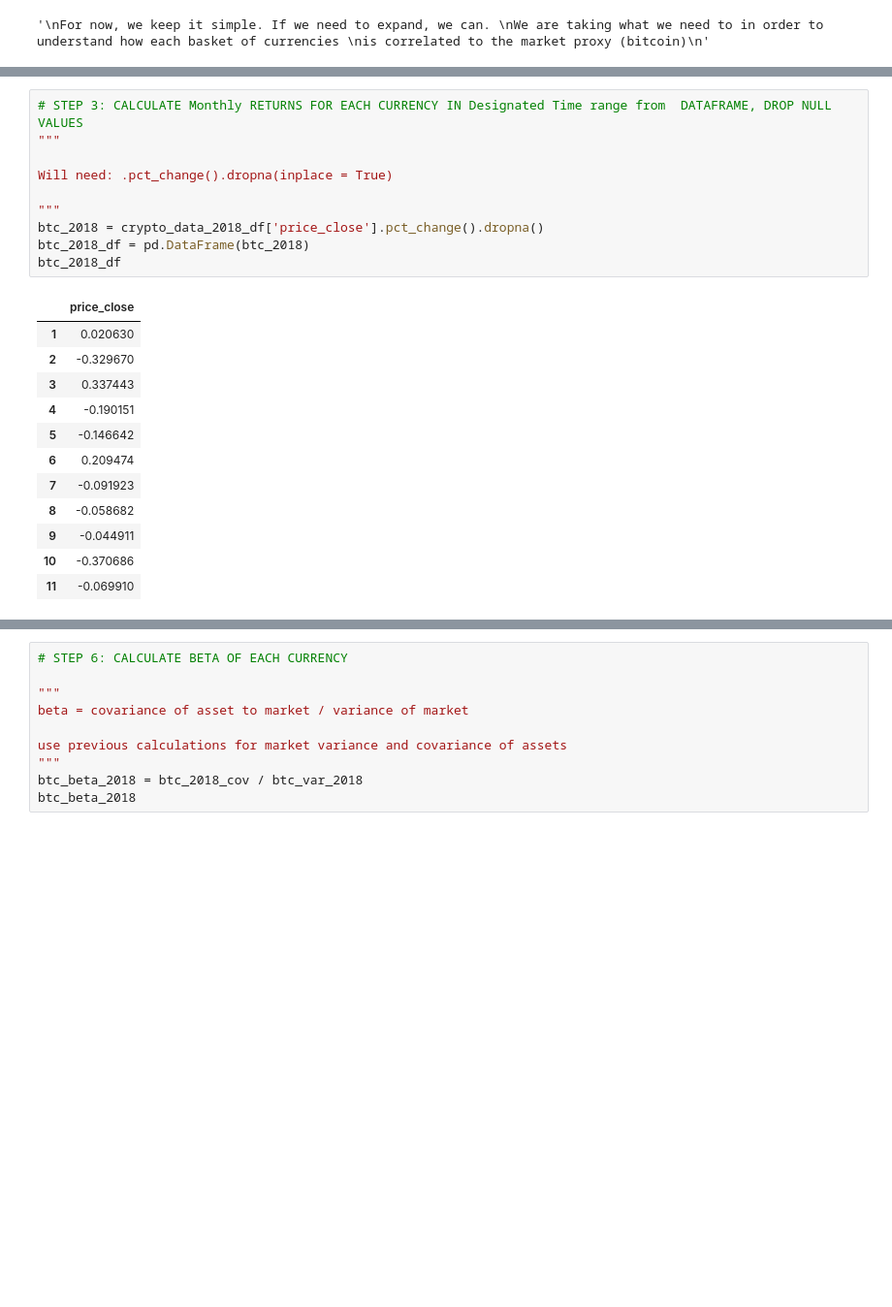
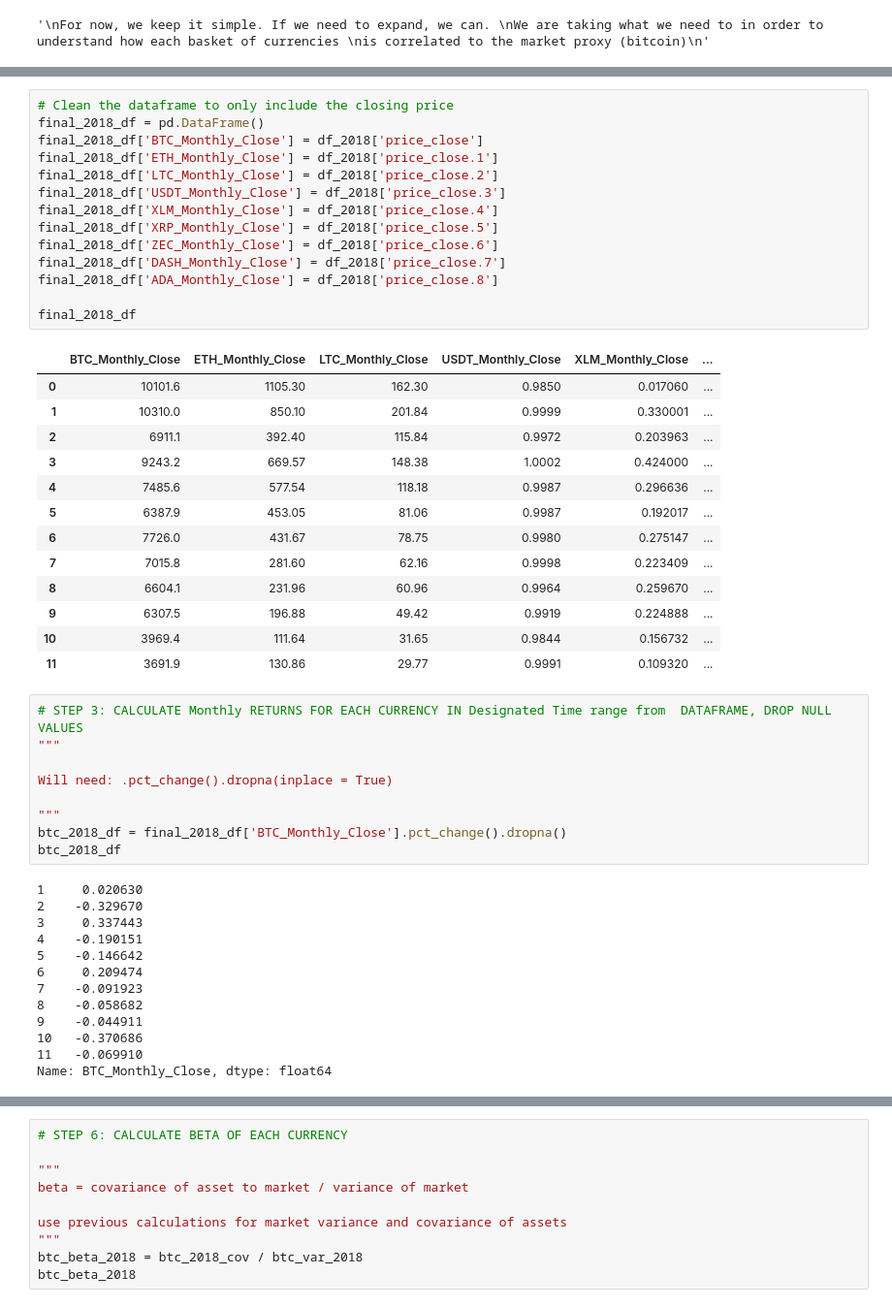
Before and after one commit to nathanduft44/Crypto_Corrisk, a Jupyter notebook: MB_folder/Analysis_2018.ipynb, the cells around one changed output, grey strips where cells are left out. Shown: that part at 97% size. Saved outputs shown, nothing was run; the diff lists cells and outputs as text; blank space fills up the shorter version.

```diff
--- a/MB_folder/Analysis_2018.ipynb
+++ b/MB_folder/Analysis_2018.ipynb
@@ -51,3 +45,31 @@ crypto_data_2018_df
+# %%
+# Clean the dataframe to only include the closing price
+final_2018_df = pd.DataFrame()
+final_2018_df['BTC_Monthly_Close'] = df_2018['price_close']
+final_2018_df['ETH_Monthly_Close'] = df_2018['price_close.1']
+final_2018_df['LTC_Monthly_Close'] = df_2018['price_close.2']
+final_2018_df['USDT_Monthly_Close'] = df_2018['price_close.3']
+final_2018_df['XLM_Monthly_Close'] = df_2018['price_close.4']
+final_2018_df['XRP_Monthly_Close'] = df_2018['price_close.5']
+final_2018_df['ZEC_Monthly_Close'] = df_2018['price_close.6']
+final_2018_df['DASH_Monthly_Close'] = df_2018['price_close.7']
+final_2018_df['ADA_Monthly_Close'] = df_2018['price_close.8']
+
+final_2018_df
+# %% [output]
+|  | BTC_Monthly_Close | ETH_Monthly_Close | LTC_Monthly_Close | USDT_Monthly_Close | XLM_Monthly_Close | ... |
+| 0 | 10101.6 | 1105.30 | 162.30 | 0.9850 | 0.017060 | ... |
+| 1 | 10310.0 | 850.10 | 201.84 | 0.9999 | 0.330001 | ... |
+| 2 | 6911.1 | 392.40 | 115.84 | 0.9972 | 0.203963 | ... |
+| 3 | 9243.2 | 669.57 | 148.38 | 1.0002 | 0.424000 | ... |
+| 4 | 7485.6 | 577.54 | 118.18 | 0.9987 | 0.296636 | ... |
+| 5 | 6387.9 | 453.05 | 81.06 | 0.9987 | 0.192017 | ... |
+| 6 | 7726.0 | 431.67 | 78.75 | 0.9980 | 0.275147 | ... |
+| 7 | 7015.8 | 281.60 | 62.16 | 0.9998 | 0.223409 | ... |
+| 8 | 6604.1 | 231.96 | 60.96 | 0.9964 | 0.259670 | ... |
+| 9 | 6307.5 | 196.88 | 49.42 | 0.9919 | 0.224888 | ... |
+| 10 | 3969.4 | 111.64 | 31.65 | 0.9844 | 0.156732 | ... |
+| 11 | 3691.9 | 130.86 | 29.77 | 0.9991 | 0.109320 | ... |
 # %%
 # STEP 3: CALCULATE Monthly RETURNS FOR EACH CURRENCY IN Designated Time range from  DATAFRAME, DROP NULL VALUES
 """
@@ -55,20 +77,19 @@ crypto_data_2018_df
 Will need: .pct_change().dropna(inplace = True)
 
 """
-btc_2018 = crypto_data_2018_df['price_close'].pct_change().dropna()
-btc_2018_df = pd.DataFrame(btc_2018)
+btc_2018_df = final_2018_df['BTC_Monthly_Close'].pct_change().dropna()
 btc_2018_df
 # %% [output]
-|  | price_close |
-| 1 | 0.020630 |
-| 2 | -0.329670 |
-| 3 | 0.337443 |
-| 4 | -0.190151 |
-| 5 | -0.146642 |
-| 6 | 0.209474 |
-| 7 | -0.091923 |
-| 8 | -0.058682 |
-| 9 | -0.044911 |
-| 10 | -0.370686 |
-| 11 | -0.069910 |
+1     0.020630
+2    -0.329670
+3     0.337443
+4    -0.190151
+5    -0.146642
+6     0.209474
+7    -0.091923
+8    -0.058682
+9    -0.044911
+10   -0.370686
+11   -0.069910
+Name: BTC_Monthly_Close, dtype: float64
 # %%
```
Also changed, not shown: parts of 40 cells of this notebook.
